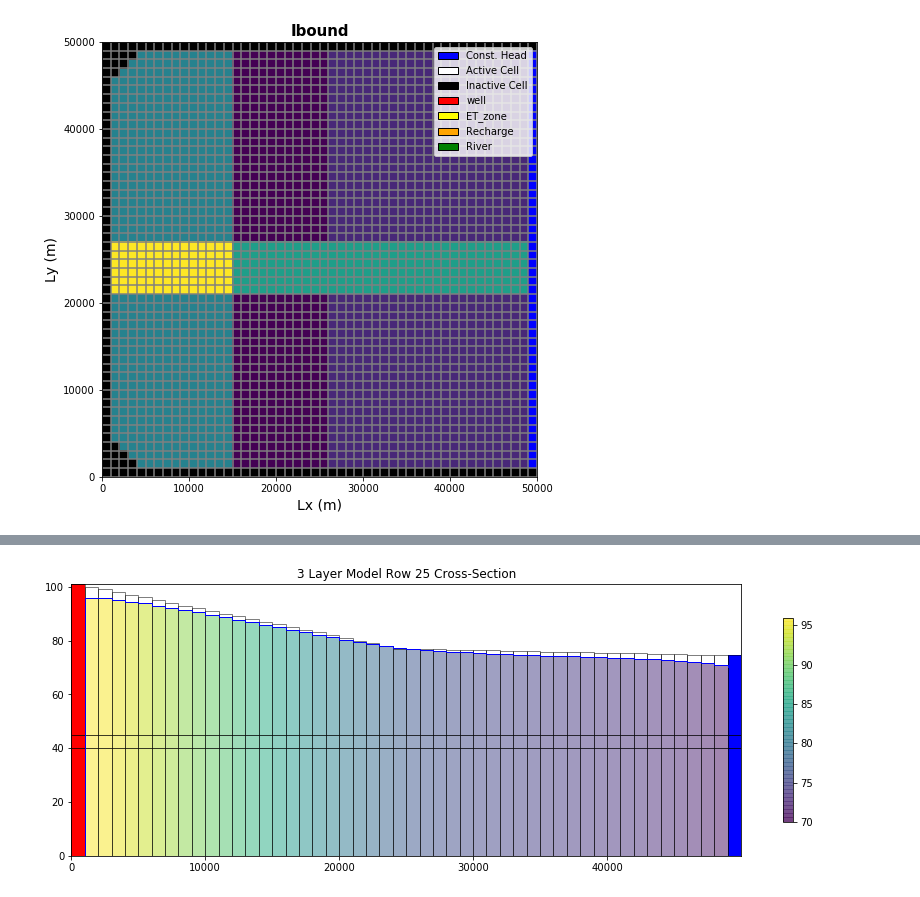
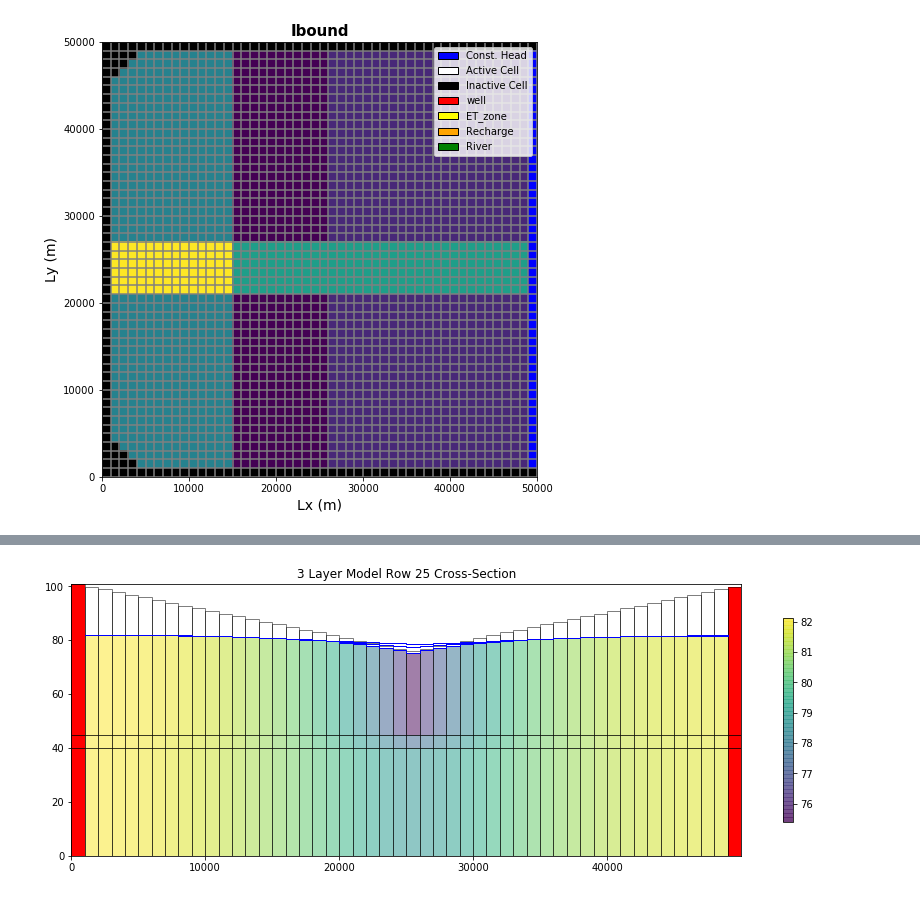
Before and after one commit to groundwater-modeling-Spring2020/Aguaseca_Project, a Jupyter notebook: Domain setup/Domain_Setup_Dave.ipynb, the cells around one changed output, grey strips where cells are left out. Cells and saved outputs as stored; diff of their text form; code cells hidden in the pictures.

```diff
--- a/Domain setup/Domain_Setup_Dave.ipynb
+++ b/Domain setup/Domain_Setup_Dave.ipynb
@@ -550,21 +551,21 @@ from mpl_toolkits.mplot3d import Axes3D
 # %%
 fig = plt.figure(figsize=(15, 5))
 ax = fig.add_subplot(1, 1, 1)
 
-xsect = flopy.plot.PlotCrossSection(model=m, line={'row': 24}) #note use the key 'column' if you want to plot a column instaed
+xsect = flopy.plot.PlotCrossSection(model=m, line={'column': 25}) #note use the key 'column' if you want to plot a column instaed
 patches = xsect.plot_ibound(color_noflow='red', color_ch='blue')
 #patches = xsect.plot_bc('WEL', color='red')
 # linecollection = xsect.plot_grid(color='green')
 # t = ax.set_title('Row 25 Cross-Section with IBOUND Boundary Conditions')
-
-pc = xsect.plot_array(head, masked_values=[-999.99], head=head, alpha=0.5)
-patches = xsect.plot_ibound(head=head)
+headpc = head[0]
+pc = xsect.plot_array(headpc, masked_values=[-1.0000000e+30], head=headpc, alpha=0.5)
+#patches = xsect.plot_ibound(head=head[0][0])
 #patches = xsect.plot_ibound(color_noflow='red', color_ch='blue')
 #patches = xsect.plot_bc('WEL', color='red')
 linecollection = xsect.plot_grid(color='black', lw=0.5)
 t = ax.set_title('3 Layer Model Row 25 Cross-Section')
 cb = plt.colorbar(pc, shrink=0.75)
 #Overlay the head in a layer of the model- in this case I'm doing the top layer i.e. head3[0,:,:]
-wt = xsect.plot_surface(head[0,:,:], masked_values=[999.], color='blue', lw=1)
+wt = xsect.plot_surface(head[0], color='blue', lw=1)
 # %% [output]
-[figure, old version]
+[figure, new version]
```
Also changed, not shown: parts of 4 cells of this notebook.
